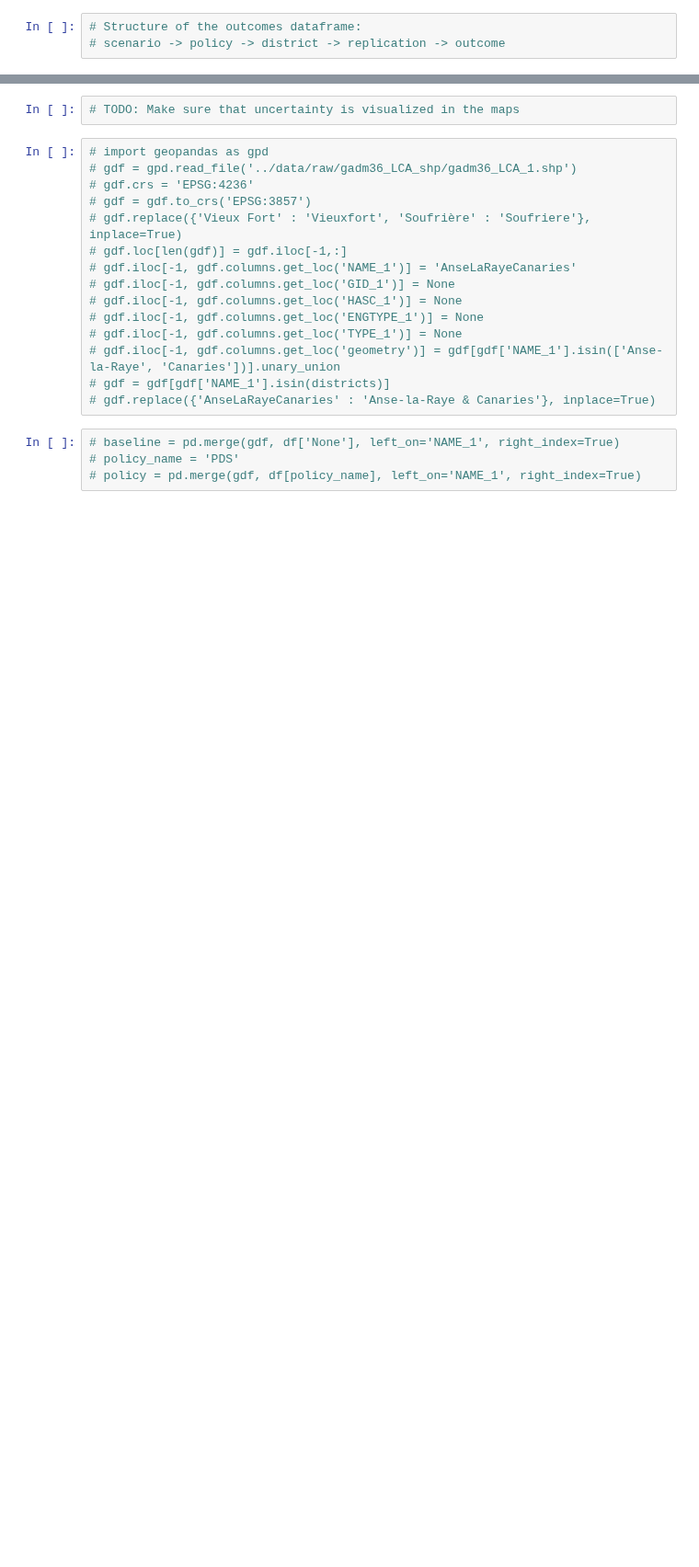
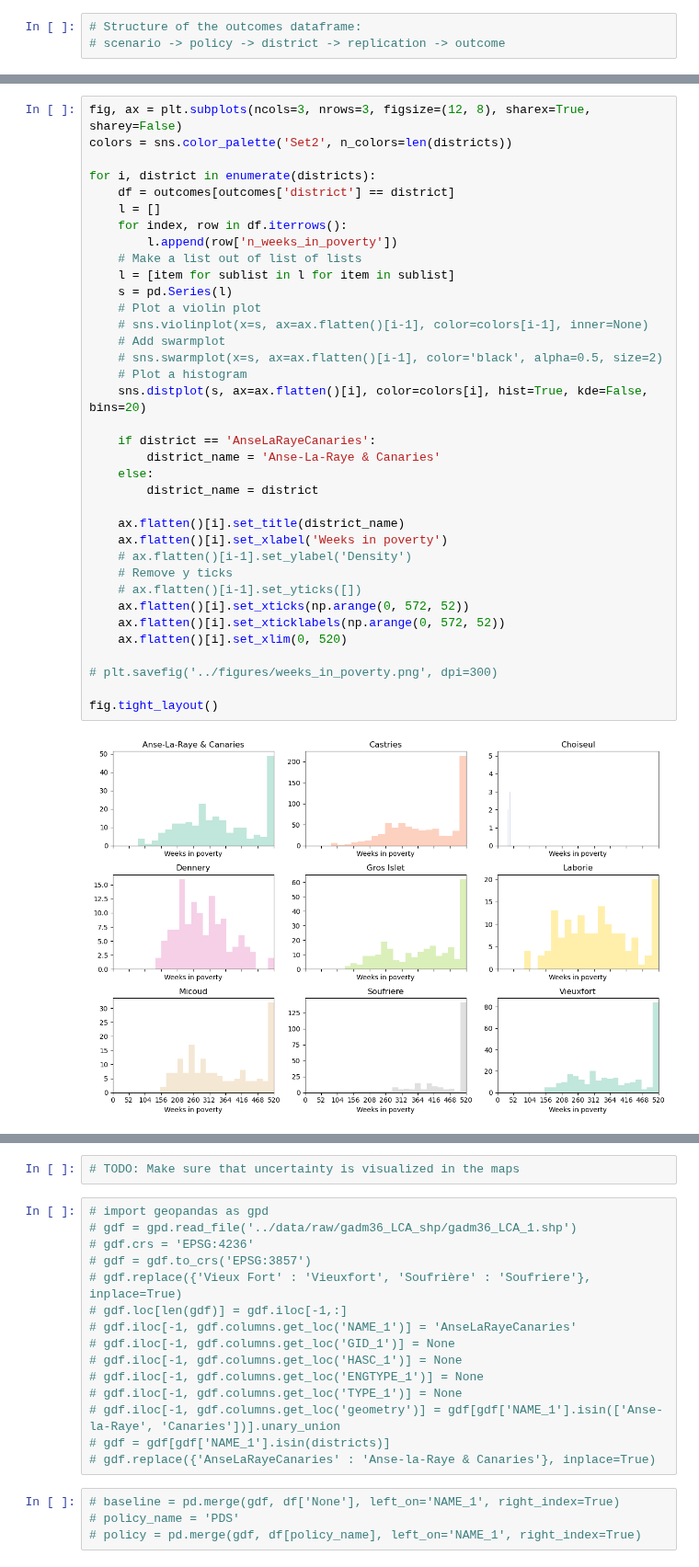
Before and after one commit to mikhailsirenko/unbreakable, a Jupyter notebook: notebooks/analysis.ipynb, the cells around one changed output, grey strips where cells are left out. Shown at 92% size. Cells and saved outputs as stored; diff of their text form; blank space fills up the shorter version.

```diff
--- a/notebooks/analysis.ipynb
+++ b/notebooks/analysis.ipynb
@@ -188,0 +213,38 @@ outcomes = pd.DataFrame(l)
+# %%
+fig, ax = plt.subplots(ncols=3, nrows=3, figsize=(12, 8), sharex=True, sharey=False)
+colors = sns.color_palette('Set2', n_colors=len(districts))
+
+for i, district in enumerate(districts):
+    df = outcomes[outcomes['district'] == district]
+    l = []
+    for index, row in df.iterrows():
+        l.append(row['n_weeks_in_poverty'])
+    # Make a list out of list of lists
+    l = [item for sublist in l for item in sublist]
+    s = pd.Series(l)
+    # Plot a violin plot
+    # sns.violinplot(x=s, ax=ax.flatten()[i-1], color=colors[i-1], inner=None)
+    # Add swarmplot
+    # sns.swarmplot(x=s, ax=ax.flatten()[i-1], color='black', alpha=0.5, size=2)
+    # Plot a histogram
+    sns.distplot(s, ax=ax.flatten()[i], color=colors[i], hist=True, kde=False, bins=20)
+
+    if district == 'AnseLaRayeCanaries':
+        district_name = 'Anse-La-Raye & Canaries'
+    else:
+        district_name = district
+
+    ax.flatten()[i].set_title(district_name)
+    ax.flatten()[i].set_xlabel('Weeks in poverty')
+    # ax.flatten()[i-1].set_ylabel('Density')
+    # Remove y ticks
+    # ax.flatten()[i-1].set_yticks([])
+    ax.flatten()[i].set_xticks(np.arange(0, 572, 52))
+    ax.flatten()[i].set_xticklabels(np.arange(0, 572, 52))
+    ax.flatten()[i].set_xlim(0, 520)
+
+# plt.savefig('../figures/weeks_in_poverty.png', dpi=300)
+
+fig.tight_layout()
+# %% [output]
+[figure, added]
```
Also changed, not shown: parts of 11 cells of this notebook, 1 other file.
